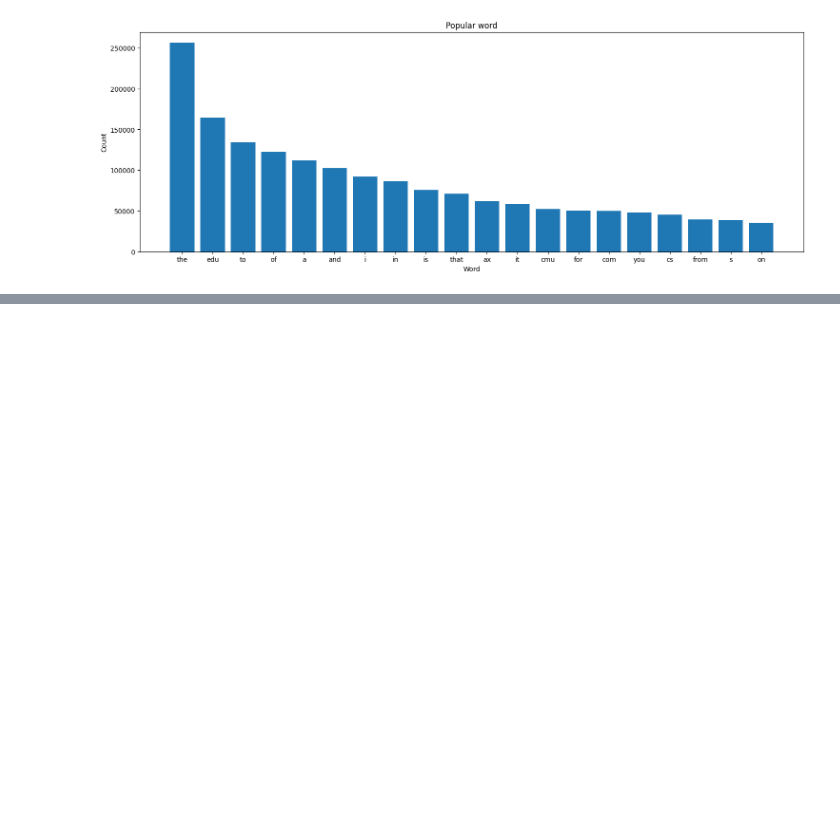
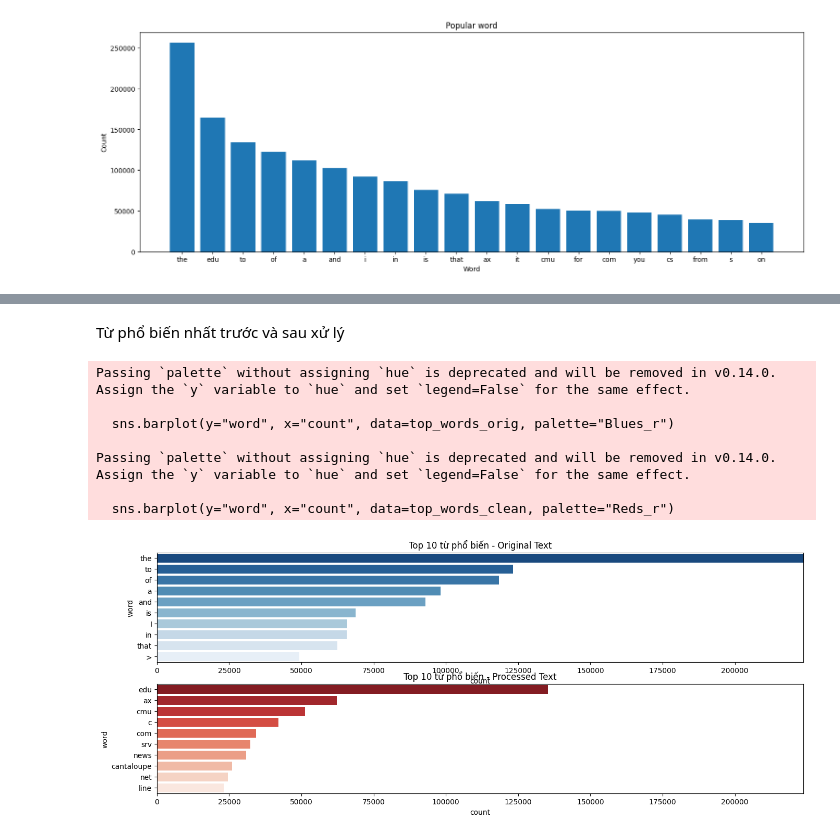
Before and after one commit to jien0404/20_NewsGroups_Project2, a Jupyter notebook: notebooks/1_EDA.ipynb, the cells around one changed output, grey strips where cells are left out. Cells and saved outputs as stored; diff of their text form; code cells hidden in the pictures; blank space fills up the shorter version.

```diff
--- a/notebooks/1_EDA.ipynb
+++ b/notebooks/1_EDA.ipynb
@@ -141,0 +163,37 @@ plt.show()
+# %% [markdown]
+Từ phổ biến nhất trước và sau xử lý
+# %%
+from collections import Counter
+
+def get_top_n_words(text_column, n=10):
+    words = " ".join(text_column).split()
+    return pd.DataFrame(Counter(words).most_common(n), columns=["word", "count"])
+
+top_words_orig = get_top_n_words(df["text"], 10)
+top_words_clean = get_top_n_words(df["clean_text"], 10)
+
+# Tìm giá trị count lớn nhất để đặt giới hạn trục y
+max_count = max(top_words_orig["count"].max(), top_words_clean["count"].max())
+
+plt.figure(figsize=(16, 6))
+
+plt.subplot(2, 1, 1)
+sns.barplot(y="word", x="count", data=top_words_orig, palette="Blues_r")
+plt.xlim(0, max_count)  # Đặt cùng giới hạn trục x
+plt.title("Top 10 từ phổ biến - Original Text")
+
+plt.subplot(2, 1, 2)
+sns.barplot(y="word", x="count", data=top_words_clean, palette="Reds_r")
+plt.xlim(0, max_count)  # Đặt cùng giới hạn trục x
+plt.title("Top 10 từ phổ biến - Processed Text")
+
+plt.show()
+# %% [output]
+Passing `palette` without assigning `hue` is deprecated and will be removed in v0.14.0. Assign the `y` variable to `hue` and set `legend=False` for the same effect.
+
+  sns.barplot(y="word", x="count", data=top_words_orig, palette="Blues_r")
+
+Passing `palette` without assigning `hue` is deprecated and will be removed in v0.14.0. Assign the `y` variable to `hue` and set `legend=False` for the same effect.
+
+  sns.barplot(y="word", x="count", data=top_words_clean, palette="Reds_r")
+[figure, added]
```
Also changed, not shown: parts of 9 cells of this notebook.
